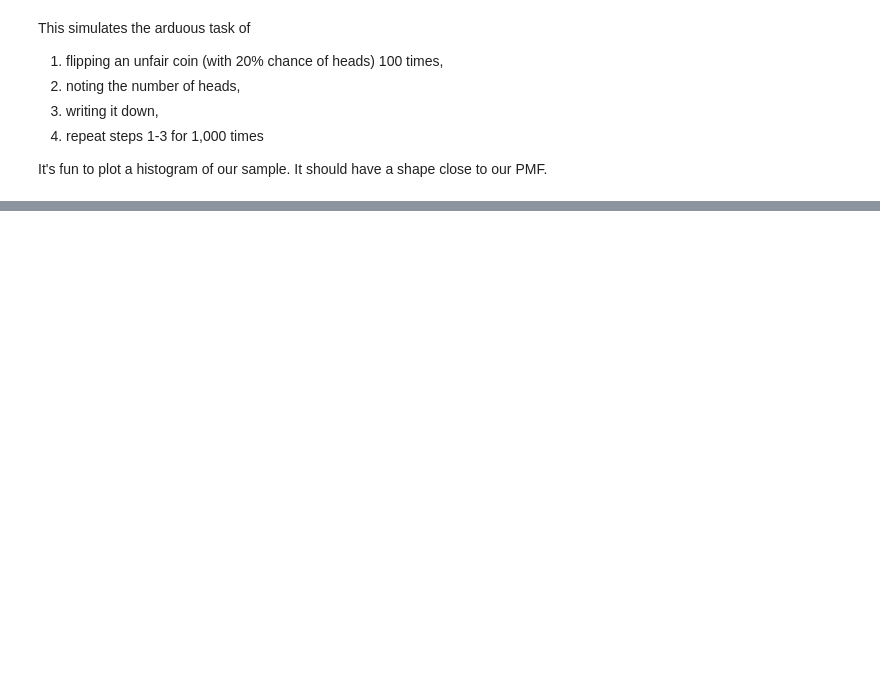
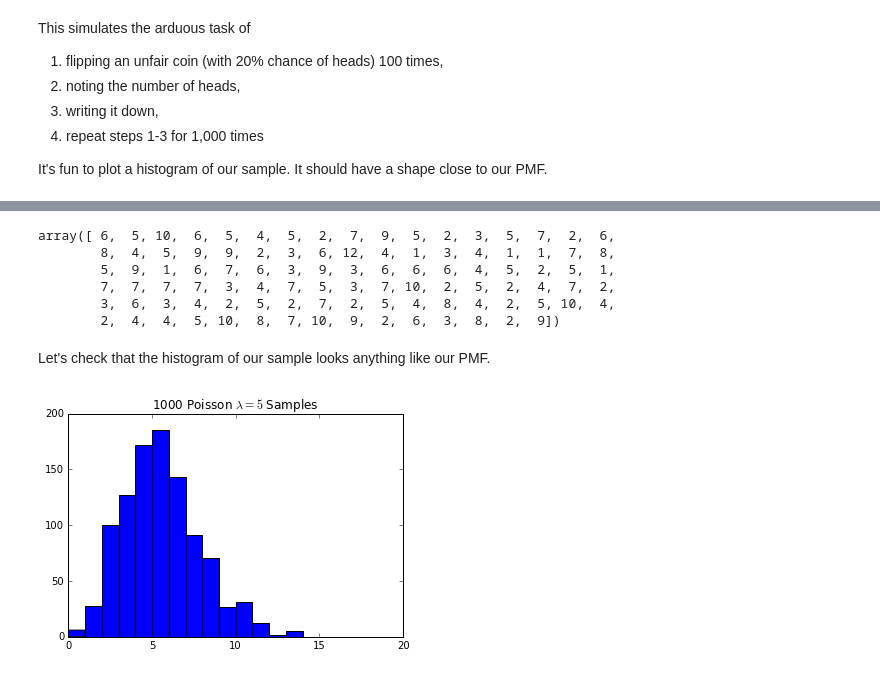
Before and after one commit to lacounty-isab/workshops, a Jupyter notebook: distributions/python/distributions.ipynb, the cells around one changed output, grey strips where cells are left out. Saved outputs shown, nothing was run; the diff lists cells and outputs as text; code cells hidden in the pictures; blank space fills up the shorter version.

```diff
--- a/distributions/python/distributions.ipynb
+++ b/distributions/python/distributions.ipynb
@@ -240,0 +318,19 @@ plt.show()
+# %%
+p5_sample = p5.rvs(size=1000)
+p5_sample[0:100]
+# %% [output]
+array([ 6,  5, 10,  6,  5,  4,  5,  2,  7,  9,  5,  2,  3,  5,  7,  2,  6,
+        8,  4,  5,  9,  9,  2,  3,  6, 12,  4,  1,  3,  4,  1,  1,  7,  8,
+        5,  9,  1,  6,  7,  6,  3,  9,  3,  6,  6,  6,  4,  5,  2,  5,  1,
+        7,  7,  7,  7,  3,  4,  7,  5,  3,  7, 10,  2,  5,  2,  4,  7,  2,
+        3,  6,  3,  4,  2,  5,  2,  7,  2,  5,  4,  8,  4,  2,  5, 10,  4,
+        2,  4,  4,  5, 10,  8,  7, 10,  9,  2,  6,  3,  8,  2,  9])
+# %% [markdown]
+Let's check that the histogram of our sample looks anything like our PMF.
+# %%
+fig, ax = plt.subplots(1,1)
+ax.hist(p5_sample, bins=20, range=(0, 20))
+plt.title("1000 Poisson $\lambda=5$ Samples")
+plt.show()
+# %% [output]
+[figure, added]
```
Also changed, not shown: parts of 14 cells of this notebook, 4 other files.
